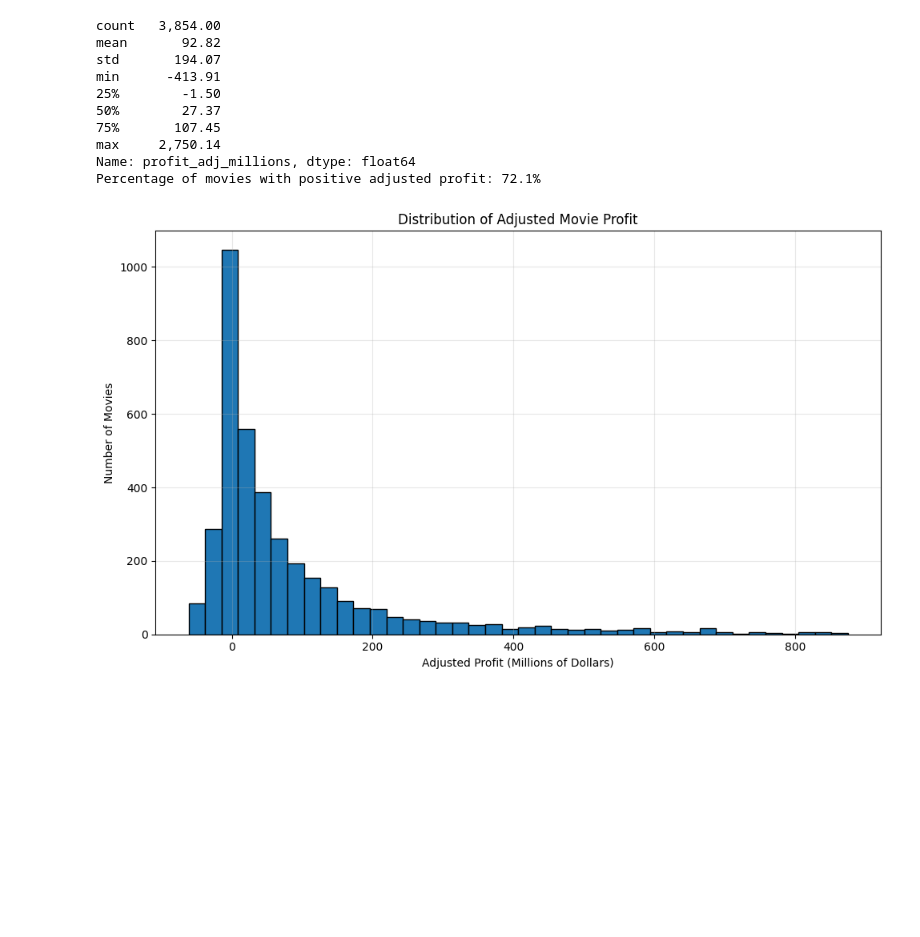
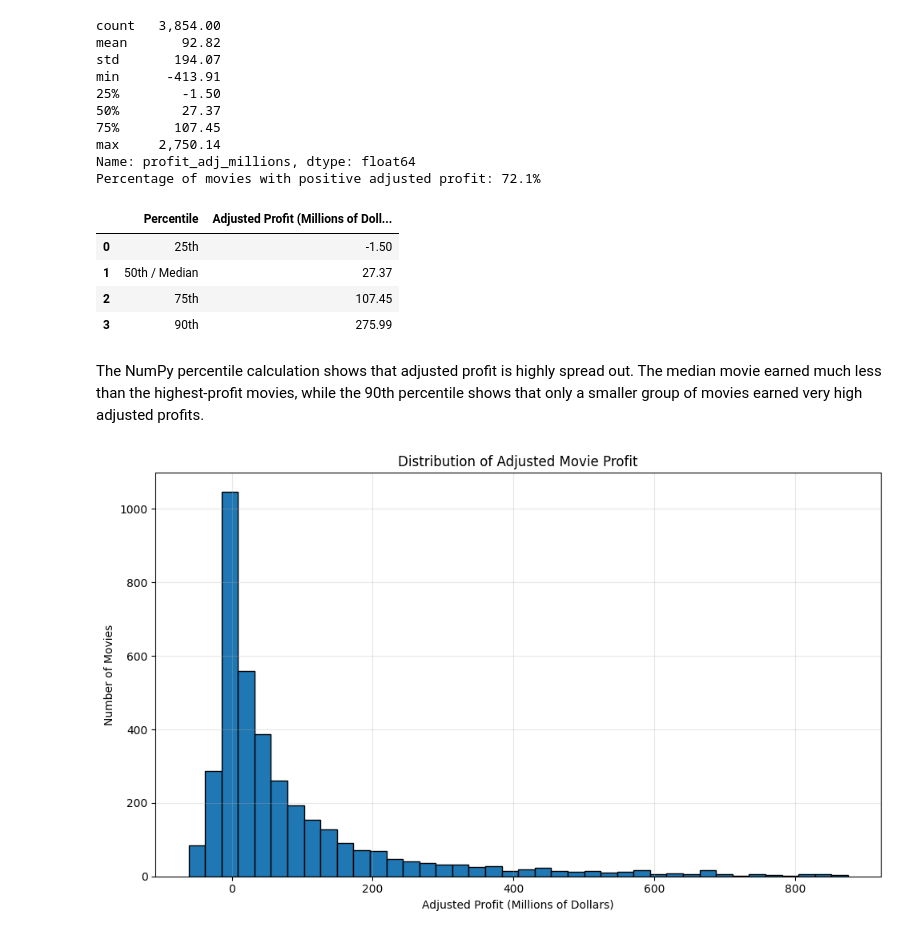
Before and after one commit to halebeau/Udacity_investigate_data-tmdb, a Jupyter notebook: Investigate_a_Dataset.ipynb, the cells around one changed output. Saved outputs shown, nothing was run; the diff lists cells and outputs as text; code cells hidden in the pictures; blank space fills up the shorter version.

```diff
--- a/Investigate_a_Dataset.ipynb
+++ b/Investigate_a_Dataset.ipynb
@@ -326,6 +326,26 @@ min      -413.91
 max     2,750.14
 Name: profit_adj_millions, dtype: float64
 Percentage of movies with positive adjusted profit: 72.1%
+# %%
+# Use a NumPy array to calculate adjusted profit percentiles
+profit_array = profit_movies['profit_adj_millions'].to_numpy()
+
+profit_percentiles = np.percentile(profit_array, [25, 50, 75, 90])
+
+profit_percentile_summary = pd.DataFrame({
+    'Percentile': ['25th', '50th / Median', '75th', '90th'],
+    'Adjusted Profit (Millions of Dollars)': profit_percentiles
+})
+
+profit_percentile_summary
+# %% [output]
+|  | Percentile | Adjusted Profit (Millions of Doll... |
+| 0 | 25th | -1.50 |
+| 1 | 50th / Median | 27.37 |
+| 2 | 75th | 107.45 |
+| 3 | 90th | 275.99 |
+# %% [markdown]
+The NumPy percentile calculation shows that adjusted profit is highly spread out. The median movie earned much less than the highest-profit movies, while the 90th percentile shows that only a smaller group of movies earned very high adjusted profits.
 # %%
 # Histogram of adjusted profit.
 # The x-axis is limited to the 1st and 99th percentiles so the main distribution is easier to see.
```
Also changed, not shown: parts of 2 cells of this notebook, 1 other file.
